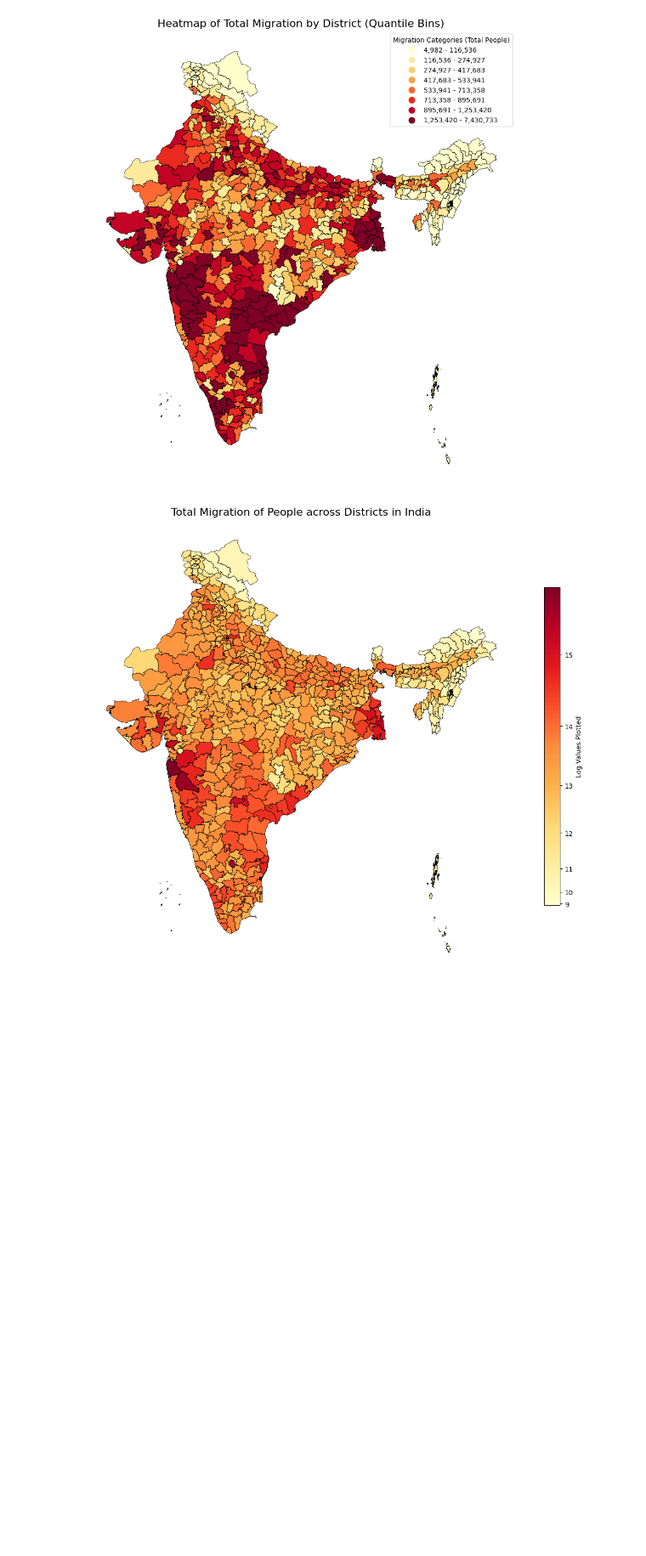
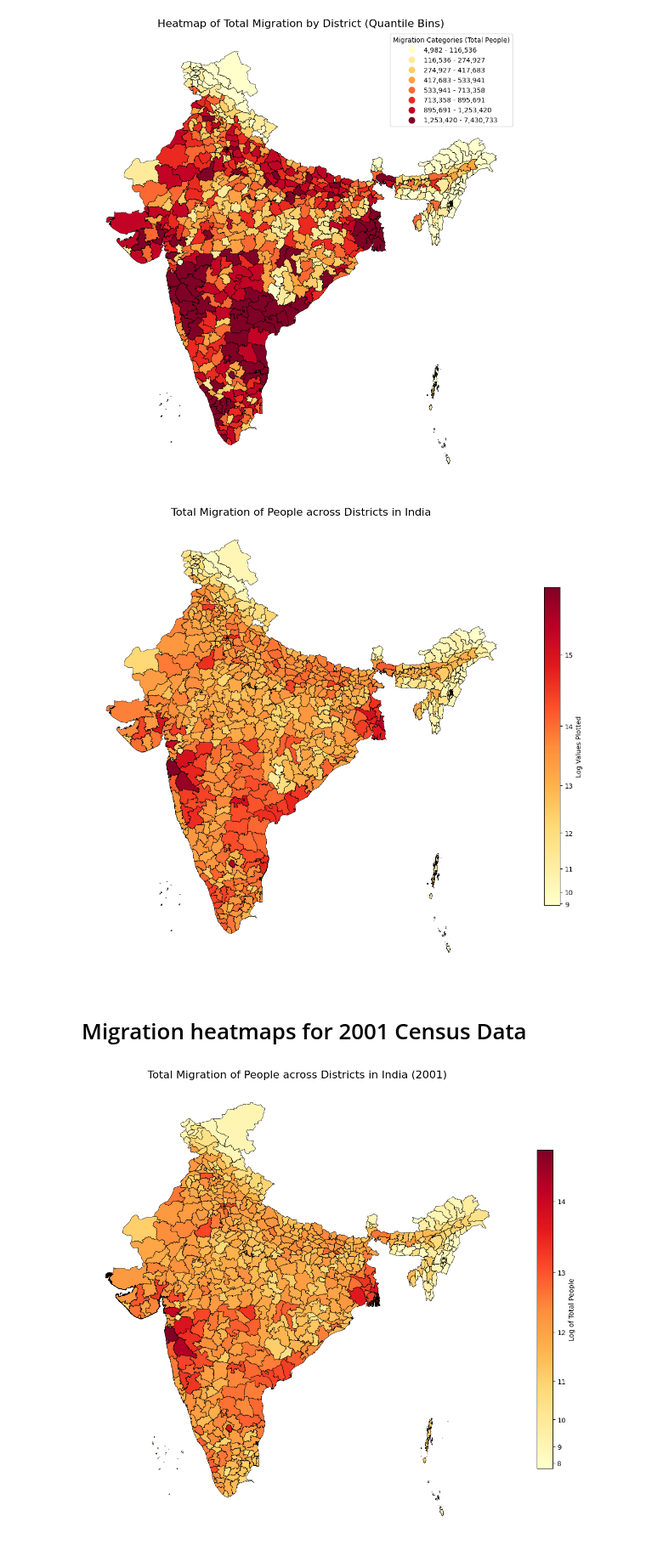
Before and after one commit to bishmaybarik/Migrant_Loans, a Jupyter notebook: 03_Codes/new_maps.ipynb, the cells around one changed output. Shown at 85% size. Cells and saved outputs as stored; diff of their text form; code cells hidden in the pictures; blank space fills up the shorter version.

Commit message:
New District Graphs

```diff
--- a/03_Codes/new_maps.ipynb
+++ b/03_Codes/new_maps.ipynb
@@ -321,3 +321,67 @@ for variable, title in variables.items():
     plt.tight_layout()
     plt.savefig(output_path, dpi=300, bbox_inches='tight')
     plt.close(fig)
+# %% [markdown]
+# Migration heatmaps for 2001 Census Data
+# %%
+import geopandas as gpd
+import pandas as pd
+import matplotlib.pyplot as plt
+import numpy as np
+from matplotlib.colors import PowerNorm
+
+# Load the dataset with migration data
+data_path = '/Users/bishmaybarik/Library/CloudStorage/OneDrive-ShivNadarInstitutionofEminence/Migrant_Loans/02_Output/Census Districts Data/2001/total_migration_with_reasons.csv'
+migration_data = pd.read_csv(data_path)
+
+# Drop rows with missing values in the 'state' column
+migration_data = migration_data.dropna(subset=['state'])
+
+# Fix the format of 'state' and 'district' columns
+migration_data['state'] = migration_data['state'].astype(int)
+migration_data['district'] = migration_data['district'].astype(int)
+
+# Compute log of total_people, handling zeros or negatives
+migration_data['log_total_people'] = migration_data['total_people'].apply(lambda x: np.log(x + 1))
+
+# Load the shapefile
+shapefile_path = '/Users/bishmaybarik/Library/CloudStorage/OneDrive-ShivNadarInstitutionofEminence/Migrant_Loans/01_Raw/Shapefiles/Census 2001/2001_Dist.shp'
+district_shapes = gpd.read_file(shapefile_path)
+
+# Ensure state and district codes are integers
+district_shapes['ST_CEN_CD'] = district_shapes['ST_CEN_CD'].astype(int)
+district_shapes['DT_CEN_CD'] = district_shapes['DT_CEN_CD'].astype(int)
+
+# Merge the dataset with the shapefile
+merged_data = district_shapes.merge(
+    migration_data,
+    left_on=['ST_CEN_CD', 'DT_CEN_CD'],
+    right_on=['state', 'district'],
+    how='left'
+)
+
+# Plot the heatmap with adjusted contrast using PowerNorm
+fig, ax = plt.subplots(1, 1, figsize=(12, 10))
+heatmap = merged_data.plot(
+    column='log_total_people',
+    cmap='YlOrRd',
+    linewidth=0.5,
+    ax=ax,
+    edgecolor='black',
+    legend=True,
+    norm=PowerNorm(gamma=2),  # Reduce contrast to highlight higher values
+    legend_kwds={'label': "Log of Total People", 'shrink': 0.7}
+)
+
+# Add titles and improve layout
+ax.set_title('Total Migration of People across Districts in India (2001)', fontsize=16)
+ax.set_axis_off()
+
+# Save the heatmap to the specified directory
+output_path = '/Users/bishmaybarik/Library/CloudStorage/OneDrive-ShivNadarInstitutionofEminence/Migrant_Loans/04_Results/District_Graphs/2001/log_total_migration_heatmap.png'
+
+plt.tight_layout()
+plt.savefig(output_path, dpi=300, bbox_inches='tight')
+plt.show()
+# %% [output]
+[figure, added]
```
Also changed, not shown: parts of 2 cells of this notebook, 20 other files.
